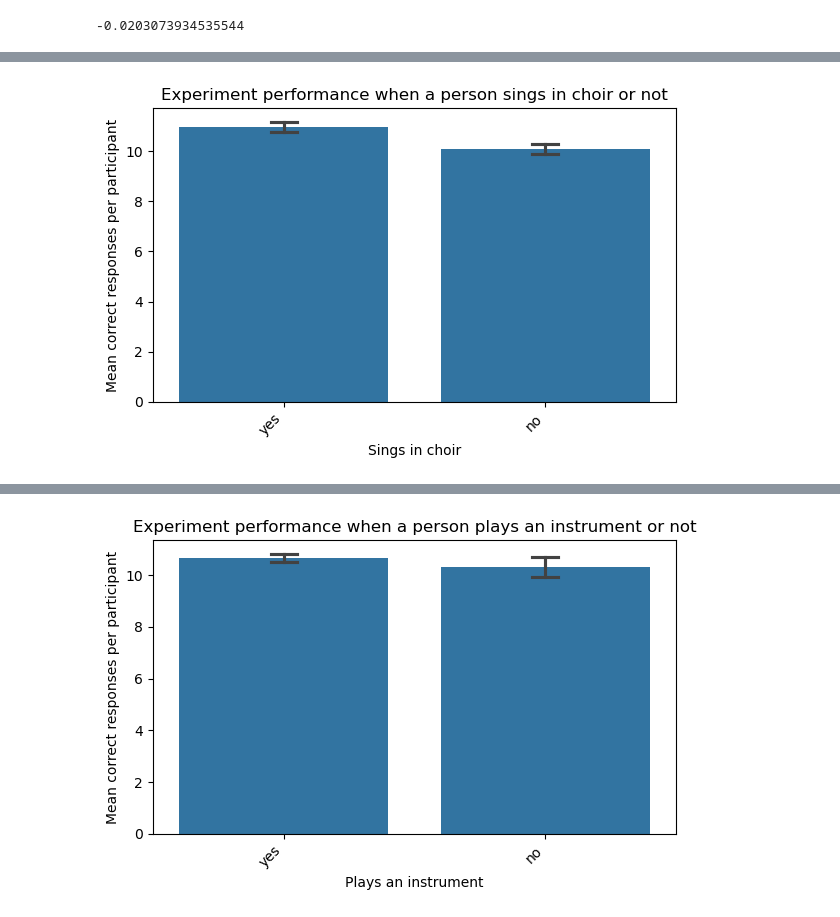
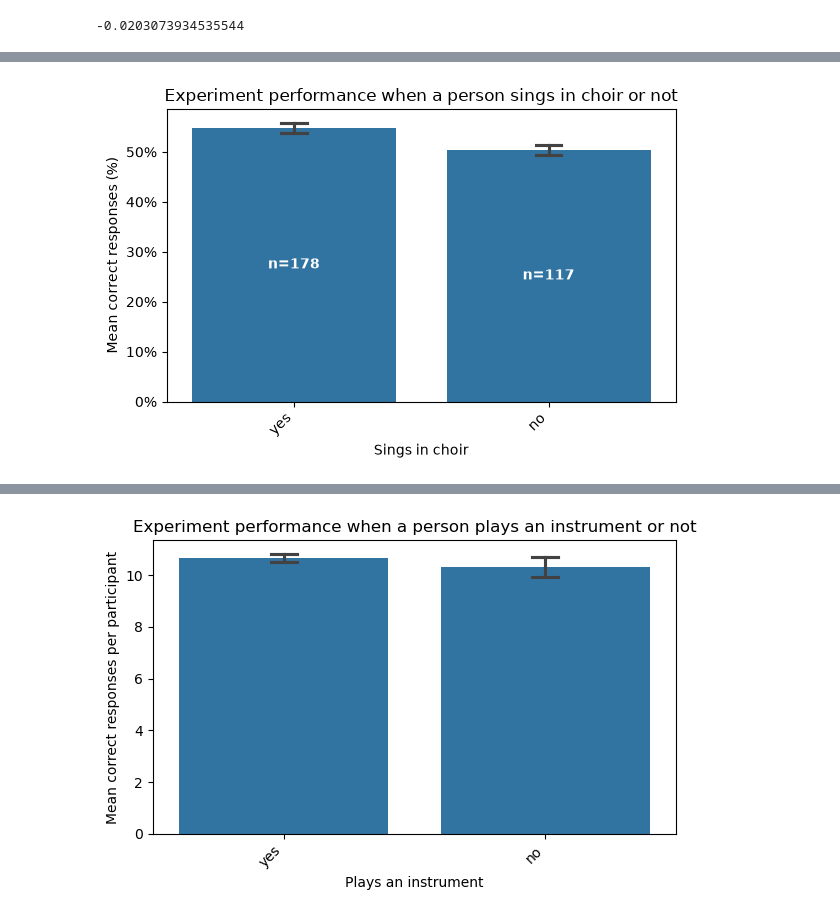
Before and after one commit to jasonvla/bachAndNotagenCorpora, a Jupyter notebook: poster/eval_ICCCM.ipynb, the cells around one changed output, grey strips where cells are left out. Drawn from its saved outputs; the diff is of its cells as text; code cells hidden in the pictures.

```diff
--- a/poster/eval_ICCCM.ipynb
+++ b/poster/eval_ICCCM.ipynb
@@ -207,32 +213,45 @@ plt.show()
 # %%
 # =============================================
 # AVERAGE CORRECT RESPONSES BY "sings_in_choir"
 # =============================================
 translation_dict = {"ja": "yes", "nein": "no"}
 
 df["sings_in_choir"] = df["sings_in_choir"].map(translation_dict)
 
+# Calculate accuracy proportion (mean) per participant
 participant_summary = (
-    df.groupby(["participant_id", "sings_in_choir"], as_index=False)["correct_response"]
-    .sum()
+    df.groupby(["participant_id", "sings_in_choir"], as_index=False)[
+        "correct_response"
+    ].mean()
 )
+
+# Count participants per group for labels
+counts = participant_summary["sings_in_choir"].value_counts()
 
 order = ["yes", "no"]
 
 plt.figure(figsize=(6, 4))
-sns.barplot(
+ax = sns.barplot(
     data=participant_summary,
     x="sings_in_choir",
     order=order,
     y="correct_response",
     errorbar="se",
-    capsize=0.1
+    capsize=0.1,
 )
-plt.ylabel("Mean correct responses per participant")
+
+# Format y-axis values as percentages
+ax.yaxis.set_major_formatter(mtick.PercentFormatter(1.0))
+
+# Add total participant counts inside each bar
+bar_labels = [f"n={counts.get(cat, 0)}" for cat in order]
+ax.bar_label(ax.containers[0], labels=bar_labels, label_type="center", color="white", fontweight="bold")
+
+plt.ylabel("Mean correct responses (%)")
 plt.xlabel("Sings in choir")
 plt.title("Experiment performance when a person sings in choir or not")
 plt.xticks(rotation=45, ha="right")
 plt.tight_layout()
 plt.show()
 # %% [output]
-[figure, old version]
+[figure, new version]
```
Also changed, not shown: parts of 13 cells of this notebook, 10 other files.
